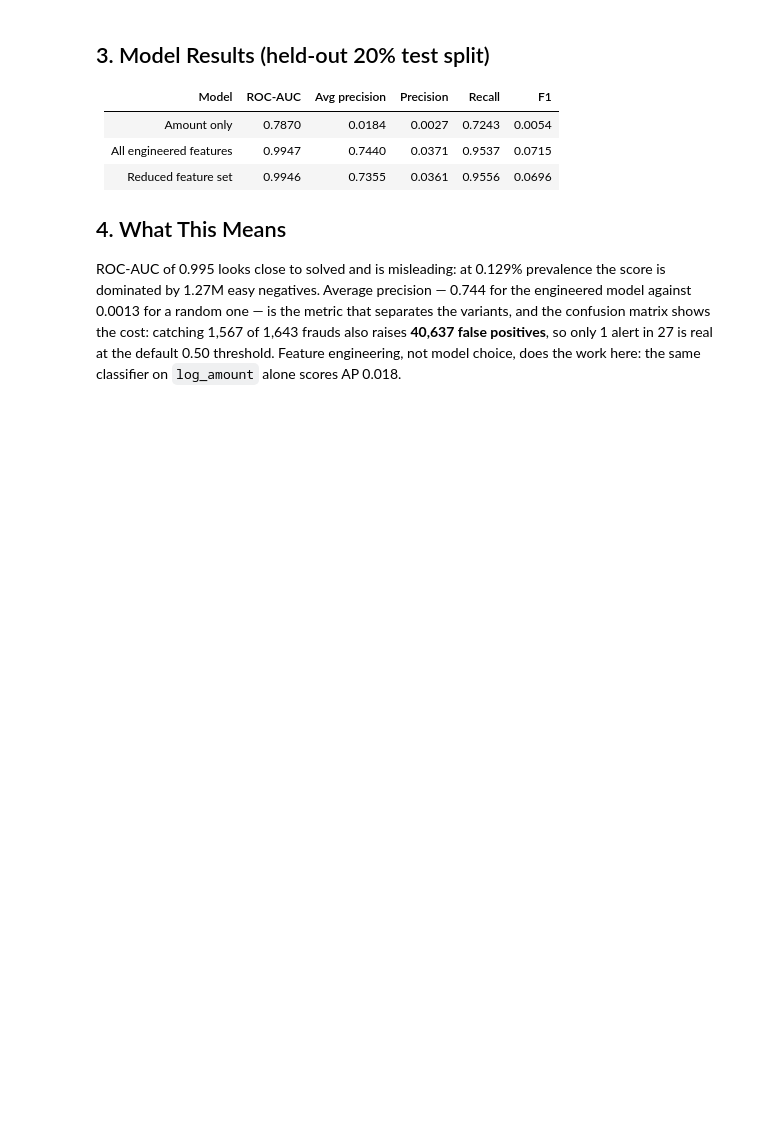
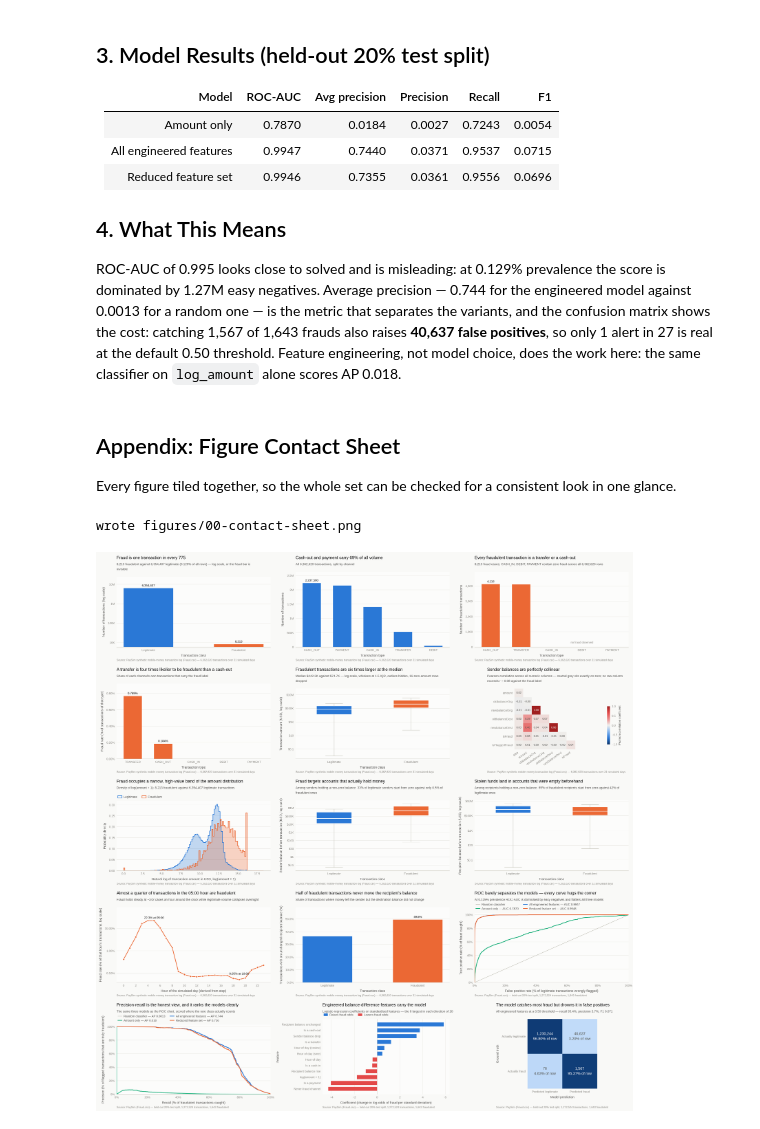
Before and after one commit to VishnujanNarayanan/fraud_detection, a Jupyter notebook: Fraud_Detection_Model.ipynb, the cells around one changed output. Saved outputs shown, nothing was run; the diff lists cells and outputs as text; code cells hidden in the pictures; blank space fills up the shorter version.

```diff
--- a/Fraud_Detection_Model.ipynb
+++ b/Fraud_Detection_Model.ipynb
@@ -1044,3 +1044,17 @@ variants, and the confusion matrix shows the cost: catching 1,567 of 1,643 fraud
 raises **40,637 false positives**, so only 1 alert in 27 is real at the default 0.50
 threshold. Feature engineering, not model choice, does the work here: the same
 classifier on `log_amount` alone scores AP 0.018.
+# %% [markdown]
+## Appendix: Figure Contact Sheet
+
+Every figure tiled together, so the whole set can be checked for a consistent look
+in one glance.
+# %%
+sheet = vs.contact_sheet()
+print("wrote", sheet)
+
+from IPython.display import Image as IPyImage
+IPyImage(filename=sheet, width=900)
+# %% [output]
+wrote figures/00-contact-sheet.png
+[figure, added]
```
Also changed, not shown: 6 other files.
